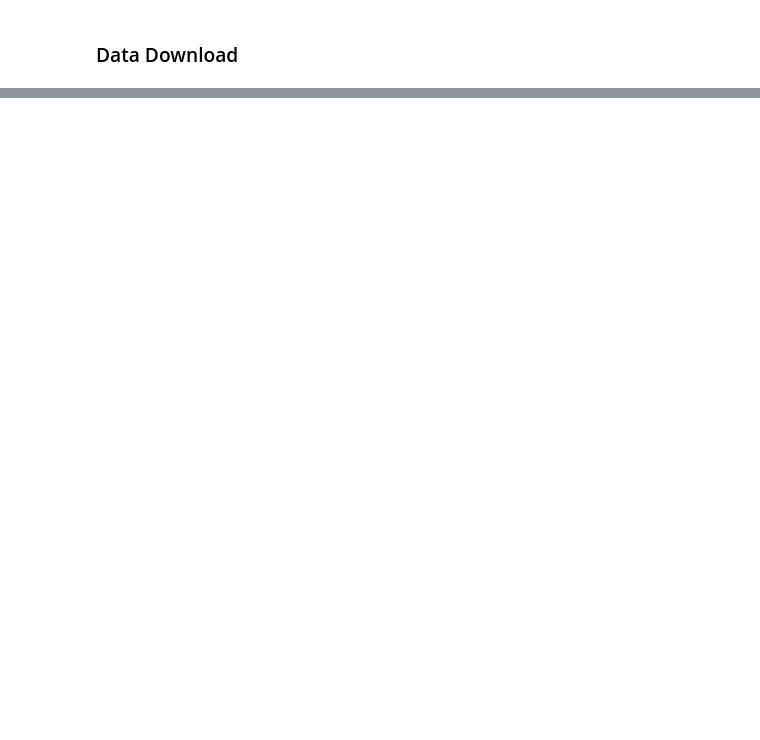
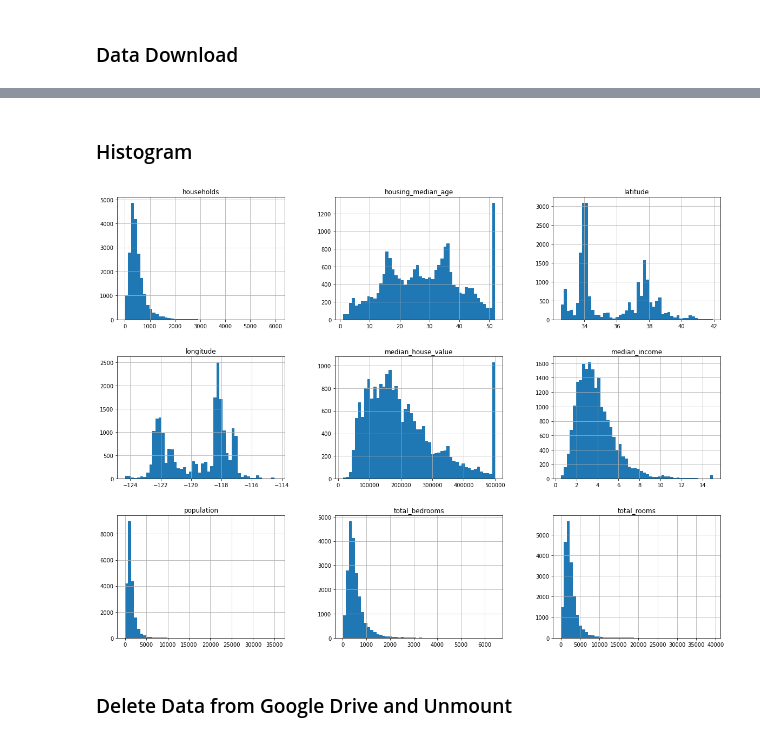
Before and after one commit to chandrusuresh/Hands-On-ML, a Jupyter notebook: Ch2/District_Housing_Prices.ipynb, the cells around one changed output, grey strips where cells are left out. Cells and saved outputs as stored; diff of their text form; code cells hidden in the pictures; blank space fills up the shorter version.

Commit message:
Data prep, load and viz

```diff
--- a/Ch2/District_Housing_Prices.ipynb
+++ b/Ch2/District_Housing_Prices.ipynb
@@ -7,8 +7,12 @@ import matplotlib.pyplot as plt
 
 import tarfile
 import urllib
+import os
+import shutil
+import pandas as pd
 
 from google.colab import drive
 drive.mount('/content/drive')
+dataset_dir = '/content/drive/My Drive/Colab Notebooks'
 # %% [output]
 Drive already mounted at /content/drive; to attempt to forcibly remount, call drive.mount("/content/drive", force_remount=True).
@@ -21,0 +23,21 @@ Drive already mounted at /content/drive; to attempt to forcibly remount, call dr
+# %%
+DOWNLOAD_ROOT = "https://raw.githubusercontent.com/ageron/handson-ml2/master"
+HOUSING_PATH = "datasets/housing"
+HOUSING_FILE = "housing.tgz"
+FULL_URL = DOWNLOAD_ROOT + "/" + HOUSING_PATH + "/" + HOUSING_FILE
+download_dir = os.path.join(dataset_dir,HOUSING_PATH)
+
+def download_data(url):
+  if not os.path.exists(download_dir):
+    os.makedirs(download_dir)
+  tgz_path = os.path.join(download_dir,HOUSING_FILE)
+  urllib.request.urlretrieve(url,tgz_path)
+  housing_tgz = tarfile.open(tgz_path)
+  housing_tgz.extractall(path=download_dir)
+  housing_tgz.close()
+
+def load_data(url = FULL_URL):
+  if not os.path.exists(os.path.join(download_dir,HOUSING_FILE)):
+    download_data(url)
+  csv_path = os.path.join(download_dir,"housing.csv")
+  return pd.read_csv(csv_path)
@@ -21,0 +46,4 @@ Drive already mounted at /content/drive; to attempt to forcibly remount, call dr
+# %%
+## Download & Load data
+housing = load_data()
+housing.head()
@@ -21,0 +106,8 @@ Drive already mounted at /content/drive; to attempt to forcibly remount, call dr
+# %% [markdown]
+### Histogram
+# %%
+housing.hist(bins=50,figsize=(20,15));
+# %% [output]
+[figure, added]
+# %% [markdown]
+### Delete Data from Google Drive and Unmount
```
Also changed, not shown: parts of 9 cells of this notebook.
